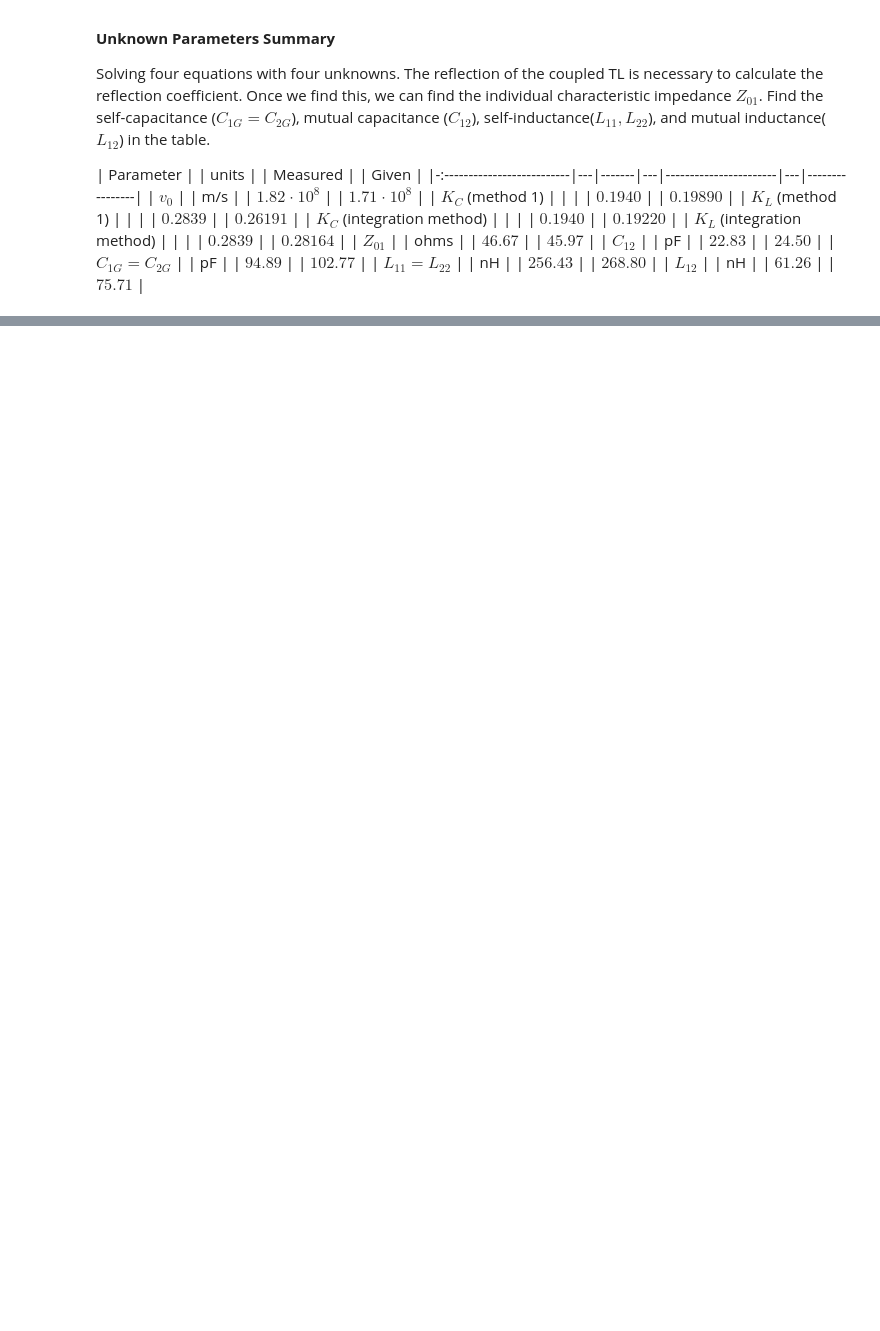
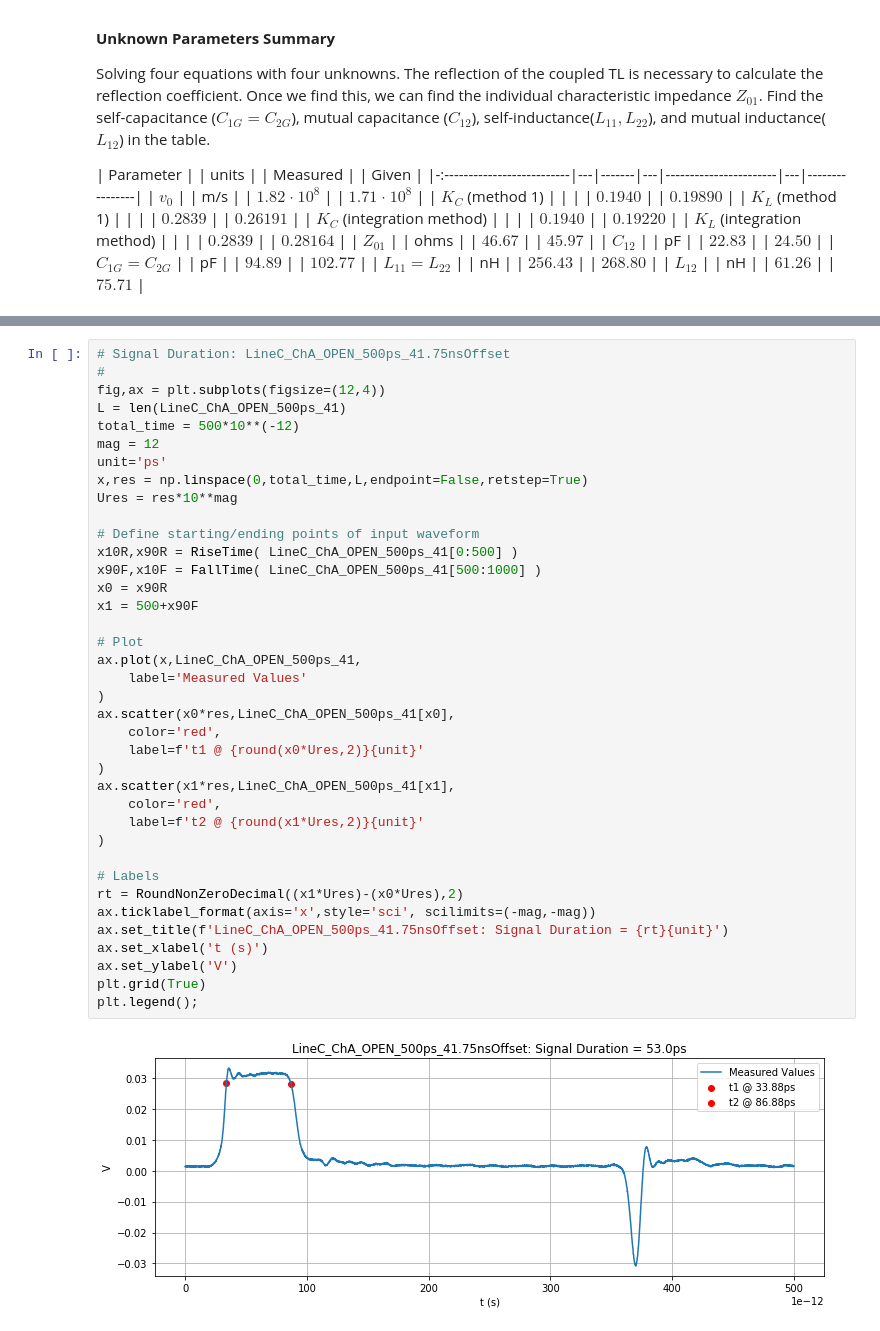
Before and after one commit to kegedy/UWEE572, a Jupyter notebook: labs/lab02/lab02.ipynb, the cells around one changed output, grey strips where cells are left out. Saved outputs shown, nothing was run; the diff lists cells and outputs as text; blank space fills up the shorter version.

```diff
--- a/labs/lab02/lab02.ipynb
+++ b/labs/lab02/lab02.ipynb
@@ -1035,0 +1104,40 @@ Solving four equations with four unknowns. The reflection of the coupled TL is n
+# %%
+# Signal Duration: LineC_ChA_OPEN_500ps_41.75nsOffset
+#
+fig,ax = plt.subplots(figsize=(12,4))
+L = len(LineC_ChA_OPEN_500ps_41)
+total_time = 500*10**(-12)
+mag = 12
+unit='ps'
+x,res = np.linspace(0,total_time,L,endpoint=False,retstep=True)
+Ures = res*10**mag
+
+# Define starting/ending points of input waveform
+x10R,x90R = RiseTime( LineC_ChA_OPEN_500ps_41[0:500] )
+x90F,x10F = FallTime( LineC_ChA_OPEN_500ps_41[500:1000] )
+x0 = x90R
+x1 = 500+x90F
+
+# Plot
+ax.plot(x,LineC_ChA_OPEN_500ps_41,
+    label='Measured Values'
+)
+ax.scatter(x0*res,LineC_ChA_OPEN_500ps_41[x0],
+    color='red',
+    label=f't1 @ {round(x0*Ures,2)}{unit}'
+)
+ax.scatter(x1*res,LineC_ChA_OPEN_500ps_41[x1],
+    color='red',
+    label=f't2 @ {round(x1*Ures,2)}{unit}'
+)
+
+# Labels
+rt = RoundNonZeroDecimal((x1*Ures)-(x0*Ures),2)
+ax.ticklabel_format(axis='x',style='sci', scilimits=(-mag,-mag))
+ax.set_title(f'LineC_ChA_OPEN_500ps_41.75nsOffset: Signal Duration = {rt}{unit}')
+ax.set_xlabel('t (s)')
+ax.set_ylabel('V')
+plt.grid(True)
+plt.legend();
+# %% [output]
+[figure, added]
```
Also changed, not shown: parts of 27 cells of this notebook, 1 other file.
